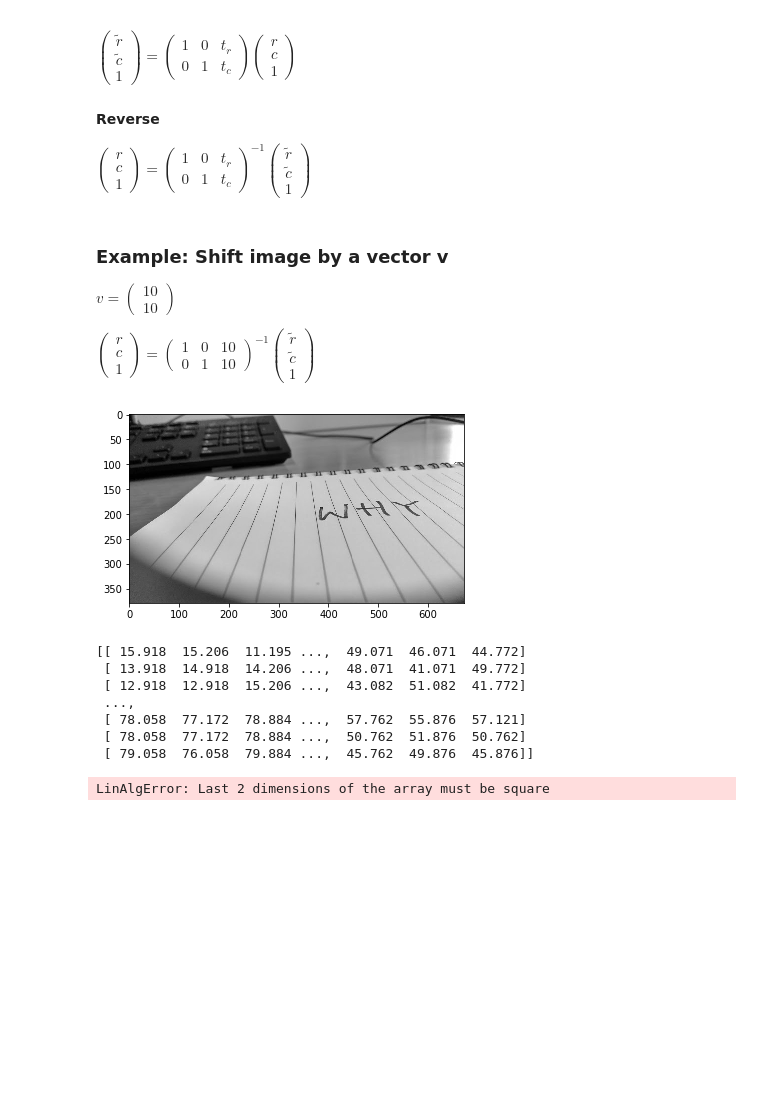
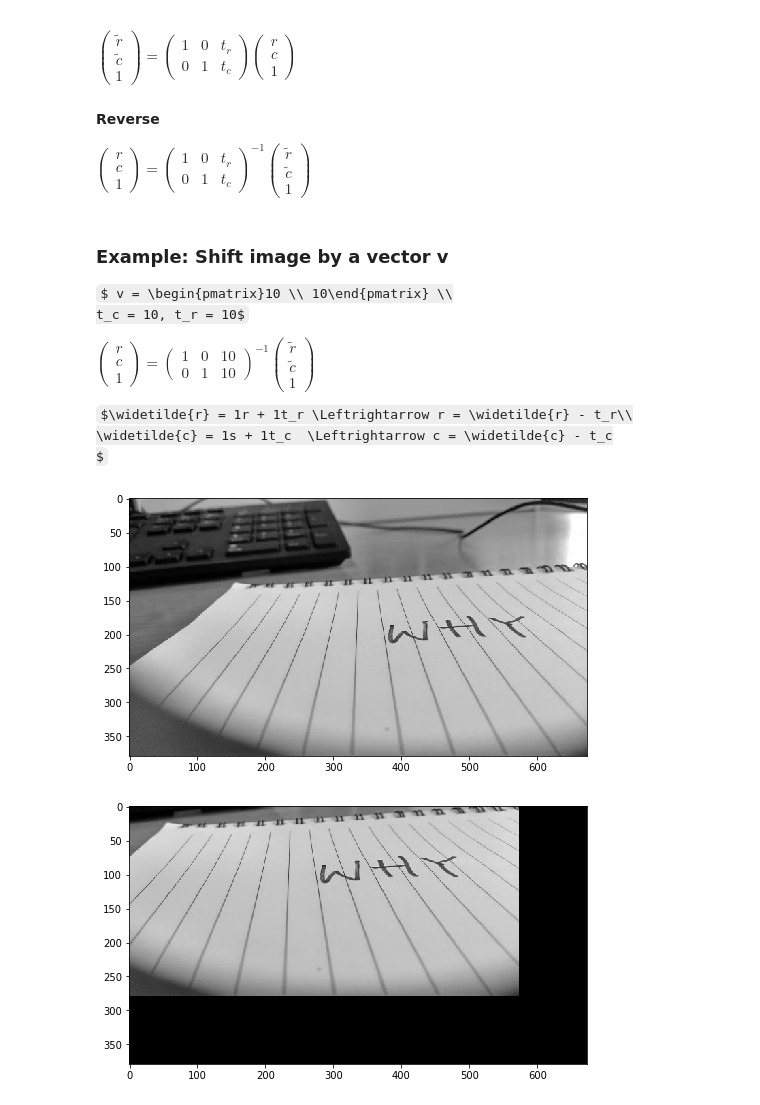
Before and after one commit to frankzl/machine-vision-algorithms, a Jupyter notebook: 02.2-Tranformations.ipynb, the cells around one changed output. Drawn from its saved outputs; the diff is of its cells as text; code cells hidden in the pictures; some formulas as TeX source; blank space fills up the shorter version.

```diff
--- a/02.2-Tranformations.ipynb
+++ b/02.2-Tranformations.ipynb
@@ -31,47 +31,47 @@ $
 # %% [markdown]
 ### Example: Shift image by a vector v
 
-$ v = \begin{pmatrix}10 \\ 10\end{pmatrix} $
+$ v = \begin{pmatrix}10 \\ 10\end{pmatrix} \\
+t_c = 10, t_r = 10$
+
 
 $
 \begin{pmatrix}r \\ c \\ 1\end{pmatrix}
  = \begin{pmatrix}1 & 0 & 10  \\ 0 & 1 & 10 \end{pmatrix}^{-1} \begin{pmatrix}\widetilde{r} \\ \widetilde{c} \\ 1\end{pmatrix}
 $
+
+
+$\widetilde{r} = 1r + 1t_r \Leftrightarrow r = \widetilde{r} - t_r\\
+\widetilde{c} = 1s + 1t_c  \Leftrightarrow c = \widetilde{c} - t_c
+$
 # %%
 import img_reader as rd
 import numpy as np
 from numpy.linalg import inv
 
 img = rd.read_gray("images/01-why1.jpg")
 rd.show_img(img)
 
 translation = np.matrix( [[1,0,10],[0,1,0]] )
-print(img)
+t_c = -100
+t_r = -100
+
 img.shape
 transl_img = np.zeros(img.shape)
-for y in range(0,len(transl_img)):
-    for x in range(0,len(transl_img[0])):
 
-        vector = np.array([x,y,1]).T
-        original_point = np.dot( inv(translation), vector )
+width  = len(transl_img[1])
+height = len(transl_img)
 
-        print(vector)
-        print(translation.I.T)
+# setting range
+x_range = range(t_r, width) if t_r > 0 else range(0, width + t_r)
+y_range = range(t_c, height) if t_c > 0 else range(0, height + t_c)
 
-        original_point = original_point.flatten()
-        print(original_point[0])
+for y in y_range:
+    for x in x_range:
+        original_point = x - t_r, y - t_c
+        transl_img[y][x] = img[original_point[1]][original_point[0]]
 
-
-        transl_img[y][x] = img[original_point[0]][original_point[1]]
-
-rd.show_img(tranl_img)
+rd.show_img(transl_img)
 # %% [output]
-[figure, old version]
+[figure, new version]
-[[ 15.918  15.206  11.195 ...,  49.071  46.071  44.772]
- [ 13.918  14.918  14.206 ...,  48.071  41.071  49.772]
- [ 12.918  12.918  15.206 ...,  43.082  51.082  41.772]
- ...,
- [ 78.058  77.172  78.884 ...,  57.762  55.876  57.121]
- [ 78.058  77.172  78.884 ...,  50.762  51.876  50.762]
- [ 79.058  76.058  79.884 ...,  45.762  49.876  45.876]]
-LinAlgError: Last 2 dimensions of the array must be square
+[figure, added]
```
Also changed, not shown: parts of 15 cells of this notebook, 3 other files.
